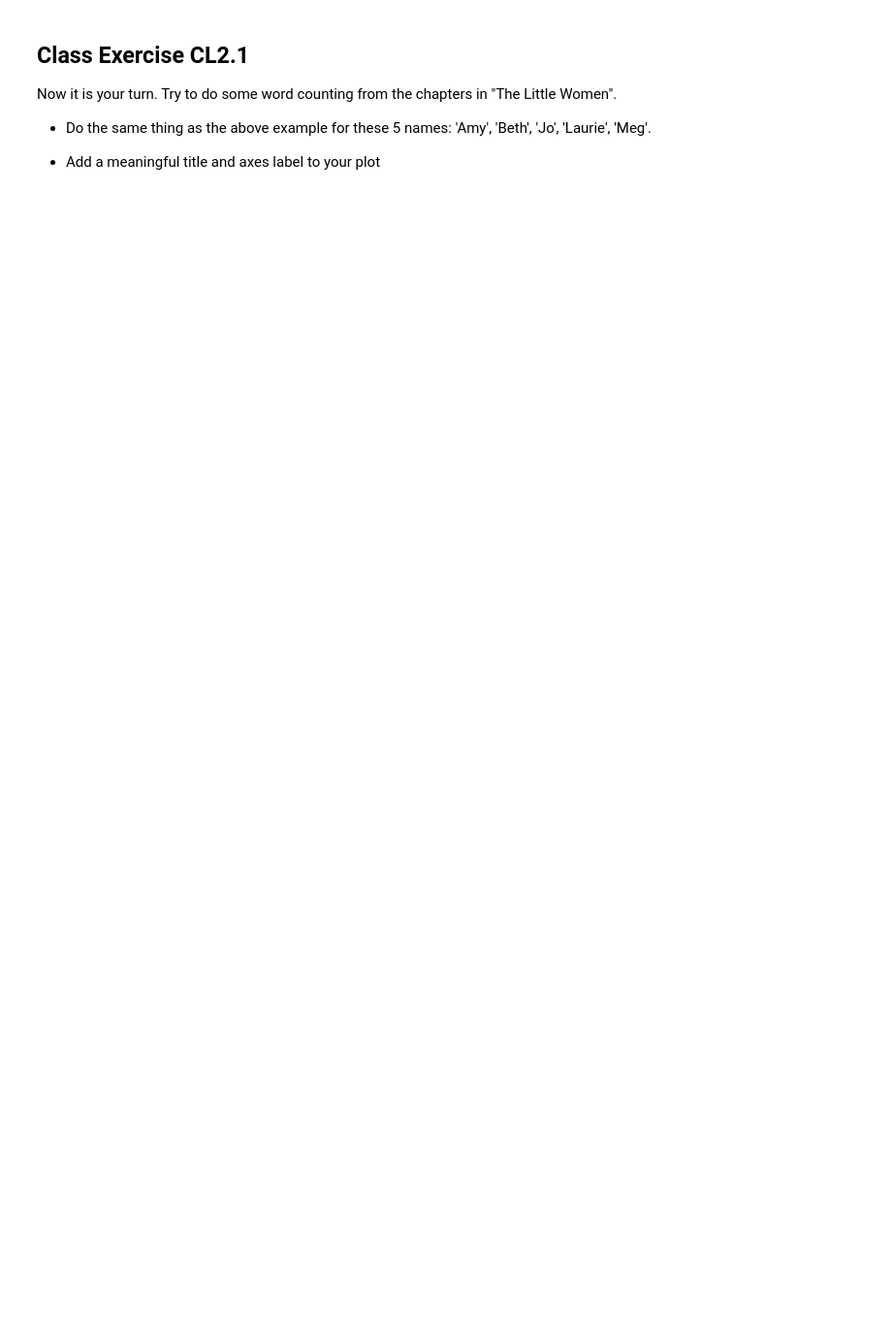
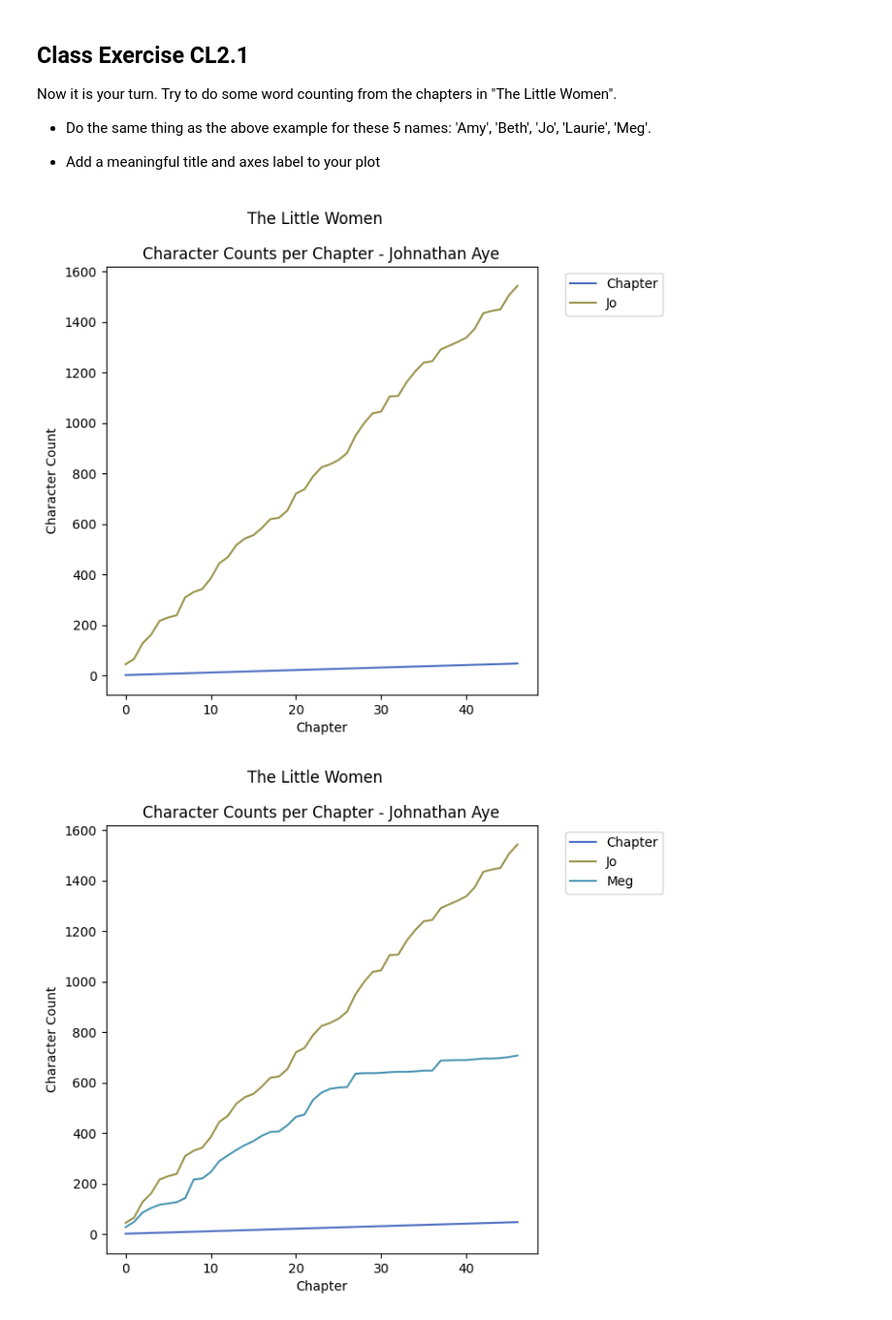
Before and after one commit to jaye311/CS133-Data-Visualization, a Jupyter notebook: Module1_intro-colab/CS133_F25_M1_L4_CL2_intro_colab.ipynb, the cells around one changed output. Shown: that part at 97% size. Cells and saved outputs as stored; diff of their text form; code cells hidden in the pictures; blank space fills up the shorter version.

```diff
--- a/Module1_intro-colab/CS133_F25_M1_L4_CL2_intro_colab.ipynb
+++ b/Module1_intro-colab/CS133_F25_M1_L4_CL2_intro_colab.ipynb
@@ -118,0 +142,31 @@ little_women_chapters = little_women_text.split('CHAPTER ')[1:]
+# %%
+'''Count character names in "The Little Women"'''
+### url to "The Little Women" text
+little_women_url = 'https://www.inferentialthinking.com/data/little_women.txt'
+little_women_text = read_url(little_women_url)
+little_women_chapters = little_women_text.split('CHAPTER ')[1:]
+
+# Plot the cumulative counts for the 47 chapters
+cumulative_counts = Table().with_column('Chapter', np.arange(1,48,1))
+counts = Table().with_columns(
+    'Jo', np.char.count(little_women_chapters, 'Jo'),
+    'Meg', np.char.count(little_women_chapters, 'Meg') + np.char.count(little_women_chapters, 'Margaret'),#Margaret should be Meg's full name
+    'Amy', np.char.count(little_women_chapters, 'Amy'),
+    'Beth', np.char.count(little_women_chapters, 'Beth'),
+    'Laurie', np.char.count(little_women_chapters, 'Laurie'),
+    #'Mother', np.char.count(little_women_chapters, ['Mother', 'Mrs.March', 'Marmee']),
+    #'Papa', np.char.count(little_women_chapters, 'Papa'),
+)
+for character_name in counts.labels:
+  cumulative_counts = cumulative_counts.with_column(
+      character_name, counts.column(character_name).cumsum()
+  )
+  cumulative_counts.plot()
+  plt.title("Character Counts per Chapter - Johnathan Aye")
+  plt.xlabel('Chapter')
+  plt.ylabel('Character Count')
+  plt.suptitle('The Little Women')
+# Your code here
+# %% [output]
+[figure, added]
+[figure, added]
```
Also changed, not shown: parts of 7 cells of this notebook.
